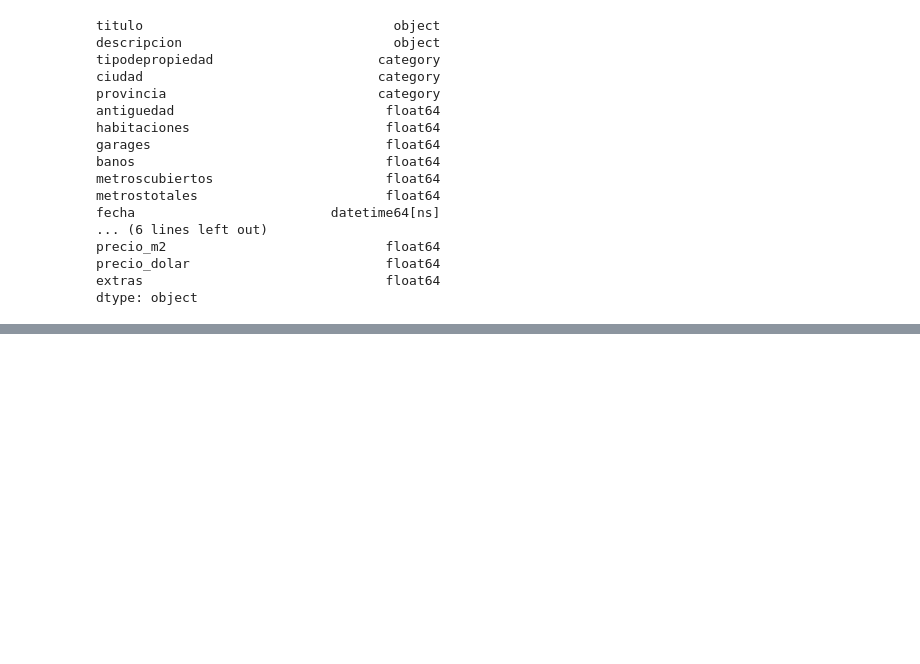
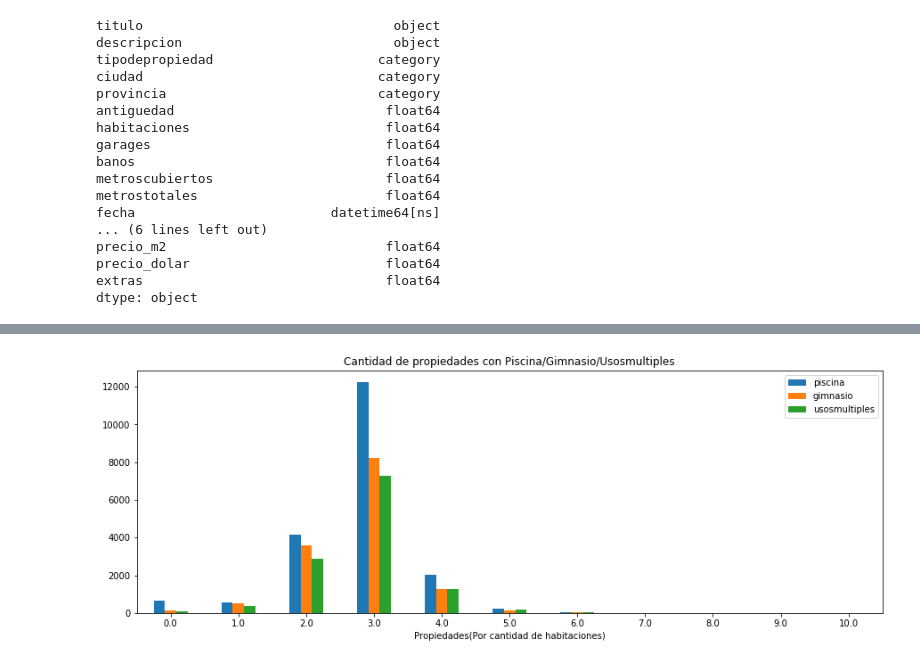
Before and after one commit to JuanCruzCastroLopez/tp1-zonajobs-analysis, a Jupyter notebook: zonajobs-analysis.ipynb, the cells around one changed output, grey strips where cells are left out. Saved outputs shown, nothing was run; the diff lists cells and outputs as text; code cells hidden in the pictures; blank space fills up the shorter version.

```diff
--- a/zonajobs-analysis.ipynb
+++ b/zonajobs-analysis.ipynb
@@ -119,0 +141,10 @@ Usosmultiples por tipo de propiedad
+# %%
+#Relacion amenities por cantidad de habitaciones
+amenitiesPorHabitaciones = propiedades[['habitaciones','piscina','gimnasio','usosmultiples']]
+amenitiesPorHabitaciones = amenitiesPorHabitaciones.rename(columns={"habitaciones": "Propiedades(Por cantidad de habitaciones)"})
+amenitiesPorHabitaciones = amenitiesPorHabitaciones.groupby(['Propiedades(Por cantidad de habitaciones)']).sum()
+# %%
+amenitiesPorHabitaciones.plot(kind='bar', figsize=(15, 5), rot=0,
+                                       title="Cantidad de propiedades con Piscina/Gimnasio/Usosmultiples");
+# %% [output]
+[figure, added]
```
Also changed, not shown: parts of 18 cells of this notebook, 1 other file.
